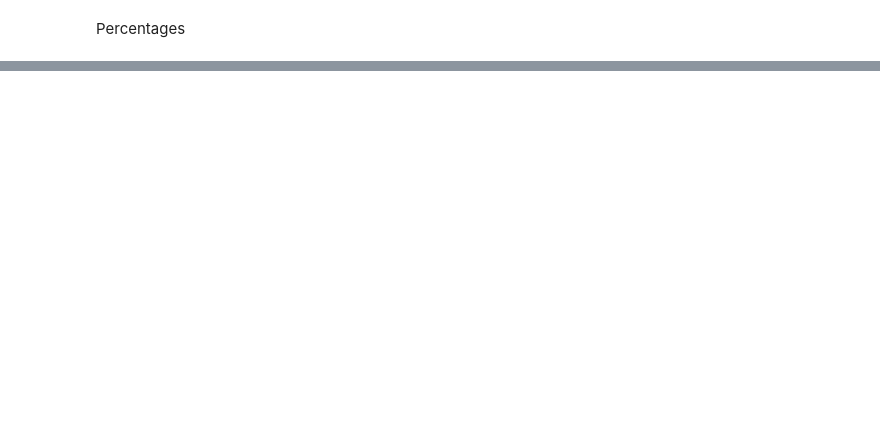
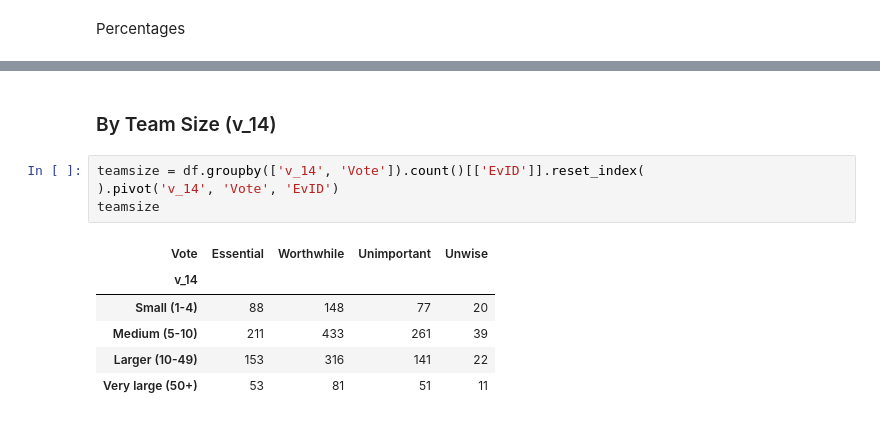
Before and after one commit to mendezfe/repract2018, a Jupyter notebook: notebooks/04_basic_counts_respondentmeta.ipynb, the cells around one changed output, grey strips where cells are left out. Drawn from its saved outputs; the diff is of its cells as text; blank space fills up the shorter version.

```diff
--- a/notebooks/04_basic_counts_respondentmeta.ipynb
+++ b/notebooks/04_basic_counts_respondentmeta.ipynb
@@ -75,0 +150,13 @@ for vote in bycountry.columns.values:
+# %% [markdown]
+### By Team Size (v_14)
+# %%
+teamsize = df.groupby(['v_14', 'Vote']).count()[['EvID']].reset_index(
+).pivot('v_14', 'Vote', 'EvID')
+teamsize
+# %% [output]
+| Vote | Essential | Worthwhile | Unimportant | Unwise |
+| v_14 |  |  |  |  |
+| Small (1-4) | 88 | 148 | 77 | 20 |
+| Medium (5-10) | 211 | 433 | 261 | 39 |
+| Larger (10-49) | 153 | 316 | 141 | 22 |
+| Very large (50+) | 53 | 81 | 51 | 11 |
```
Also changed, not shown: parts of 47 cells of this notebook, 1 other file.
